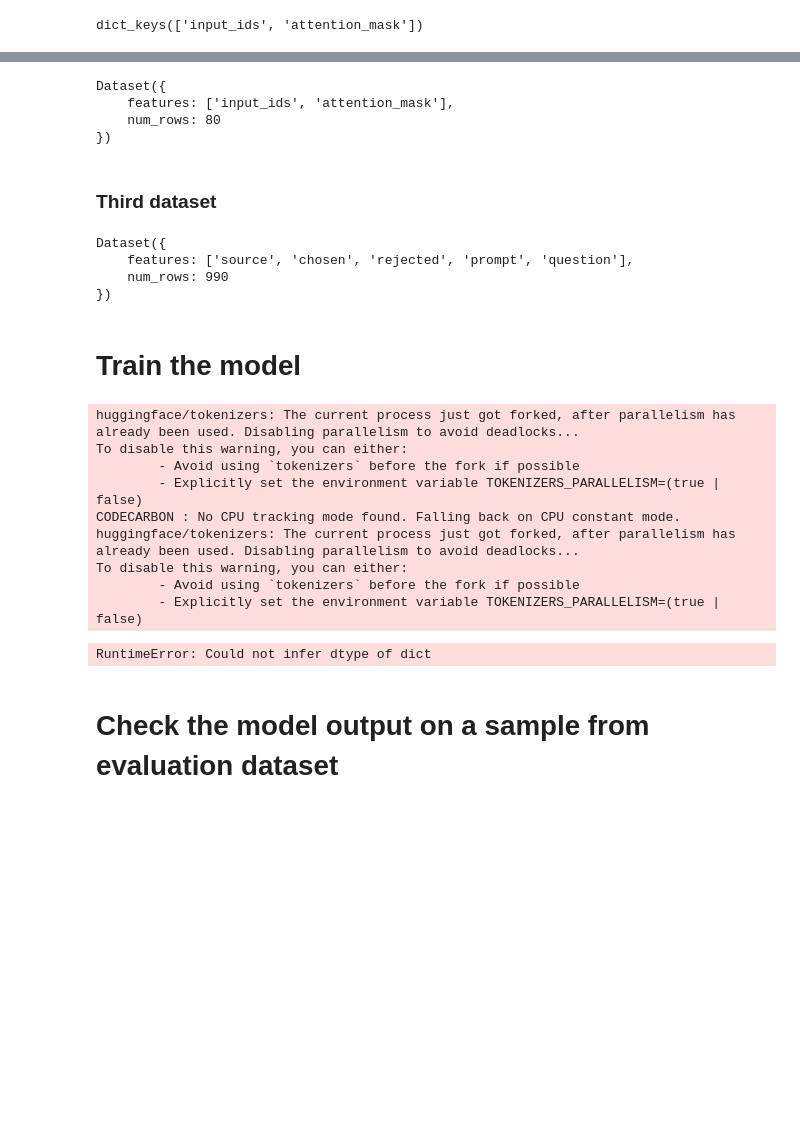
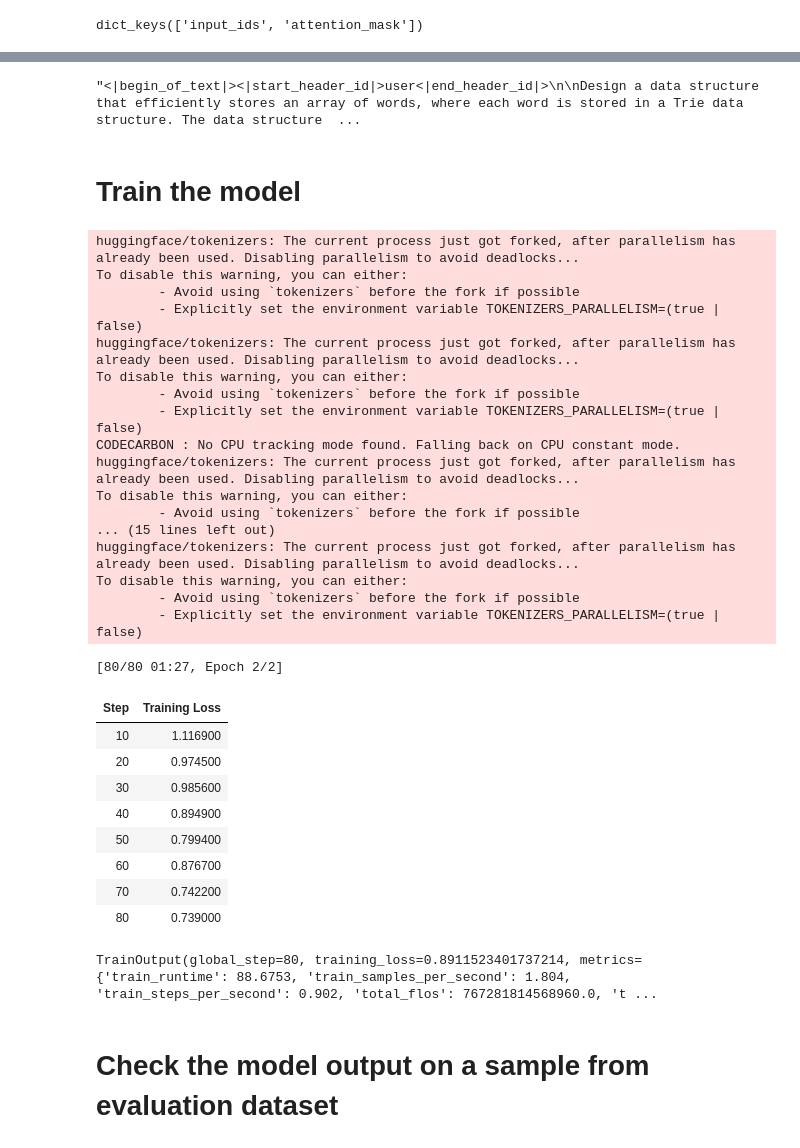
Before and after one commit to oljike/LLMService, a Jupyter notebook: lora_clm_with_additional_tokens.ipynb, the cells around one changed output, grey strips where cells are left out. Saved outputs shown, nothing was run; the diff lists cells and outputs as text; code cells hidden in the pictures; blank space fills up the shorter version.

```diff
--- a/lora_clm_with_additional_tokens.ipynb
+++ b/lora_clm_with_additional_tokens.ipynb
@@ -109,12 +127,12 @@ tokenizer_iqlm = AutoTokenizer.from_pretrained(
     token="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"
 )
 
-# model = AutoModelForCausalLM.from_pretrained(
-#     model_name,
-#     device_map="auto",
-#     torch_dtype="auto",
-#     token="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"
-# )
-# model.resize_token_embeddings(len(tokenizer_iqlm))
+model = AutoModelForCausalLM.from_pretrained(
+    model_name,
+    device_map="auto",
+    torch_dtype="auto",
+    token="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"
+)
+model.resize_token_embeddings(len(tokenizer_iqlm))
 # %% [output]
 Special tokens have been added in the vocabulary, make sure the associated word embeddings are fine-tuned or trained.
@@ -401,9 +406,4 @@ dict_keys(['input_ids', 'attention_mask'])
 # %%
-train_dataset
+tokenizer.decode(train_dataset[20]["input_ids"])
 # %% [output]
-Dataset({
-    features: ['input_ids', 'attention_mask'],
-    num_rows: 80
-})
+"<|begin_of_text|><|start_header_id|>user<|end_header_id|>\n\nDesign a data structure that efficiently stores an array of words, where each word is stored in a Trie data structure. The data structure  ...
-# %% [markdown]
-### Third dataset
@@ -425,10 +410,3 @@ dataset = dataset.train_test_split(test_size=0.01)
-# %%
-model, tokenizer = setup_chat_format(model, tokenizer)
-# %% [output]
-Dataset({
-    features: ['source', 'chosen', 'rejected', 'prompt', 'question'],
-    num_rows: 990
-})
 # %% [markdown]
 # Train the model
 # %%
@@ -436,39 +414,56 @@ tokenizer_iqlm.pad_token = tokenizer_iqlm.eos_token
 training_args = TrainingArguments(
     output_dir="mistral_lora_clm_with_added_tokens",
     num_train_epochs=2,
     save_total_limit=5,
-    per_device_train_batch_size=4,
+    per_device_train_batch_size=2,
     warmup_steps=10,
-    weight_decay=0.0001,
-    dataloader_drop_last=True,
+    weight_decay=0.0001,x
     fp16=True,
     logging_steps=10,
     learning_rate=1e-5,
     # gradient_checkpointing=True,
     # gradient_checkpointing_kwargs={"use_reentrant": False},
     remove_unused_columns=False,
 )
 
 trainer = Trainer(
     model=model,
     args=training_args,
-    train_dataset=train_dataset2,
-    # data_collator=transformers.DataCollatorForLanguageModeling(tokenizer_iqlm, mlm=False),
-    data_collator = transformers.default_data_collator
+    train_dataset=train_dataset,
+    data_collator=transformers.DataCollatorForLanguageModeling(tokenizer_iqlm, mlm=False),
+    # data_collator = transformers.default_data_collator
 
 )
 model.config.use_cache = False
 trainer.train()
 # %% [output]
+huggingface/tokenizers: The current process just got forked, after parallelism has already been used. Disabling parallelism to avoid deadlocks...
+To disable this warning, you can either:
+        - Avoid using `tokenizers` before the fork if possible
+        - Explicitly set the environment variable TOKENIZERS_PARALLELISM=(true | false)
 huggingface/tokenizers: The current process just got forked, after parallelism has already been used. Disabling parallelism to avoid deadlocks...
 To disable this warning, you can either:
         - Avoid using `tokenizers` before the fork if possible
         - Explicitly set the environment variable TOKENIZERS_PARALLELISM=(true | false)
 CODECARBON : No CPU tracking mode found. Falling back on CPU constant mode.
 huggingface/tokenizers: The current process just got forked, after parallelism has already been used. Disabling parallelism to avoid deadlocks...
 To disable this warning, you can either:
         - Avoid using `tokenizers` before the fork if possible
+... (15 lines left out)
+huggingface/tokenizers: The current process just got forked, after parallelism has already been used. Disabling parallelism to avoid deadlocks...
+To disable this warning, you can either:
+        - Avoid using `tokenizers` before the fork if possible
         - Explicitly set the environment variable TOKENIZERS_PARALLELISM=(true | false)
-RuntimeError: Could not infer dtype of dict
+[80/80 01:27, Epoch 2/2]
+| Step | Training Loss |
+| 10 | 1.116900 |
+| 20 | 0.974500 |
+| 30 | 0.985600 |
+| 40 | 0.894900 |
+| 50 | 0.799400 |
+| 60 | 0.876700 |
+| 70 | 0.742200 |
+| 80 | 0.739000 |
+TrainOutput(global_step=80, training_loss=0.8911523401737214, metrics={'train_runtime': 88.6753, 'train_samples_per_second': 1.804, 'train_steps_per_second': 0.902, 'total_flos': 767281814568960.0, 't ...
 # %% [markdown]
 # Check the model output on a sample from evaluation dataset
```
Also changed, not shown: parts of 10 cells of this notebook, 1 other file.
